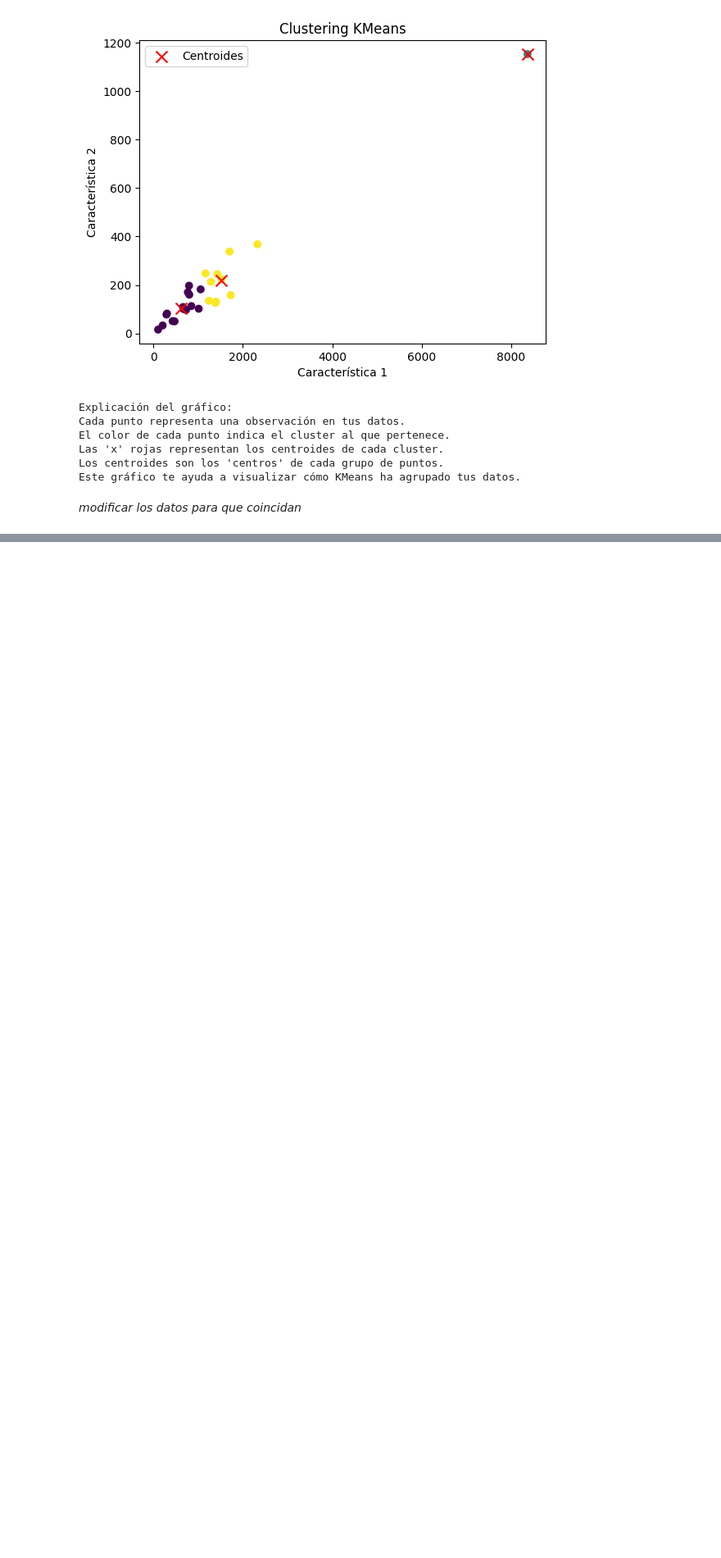
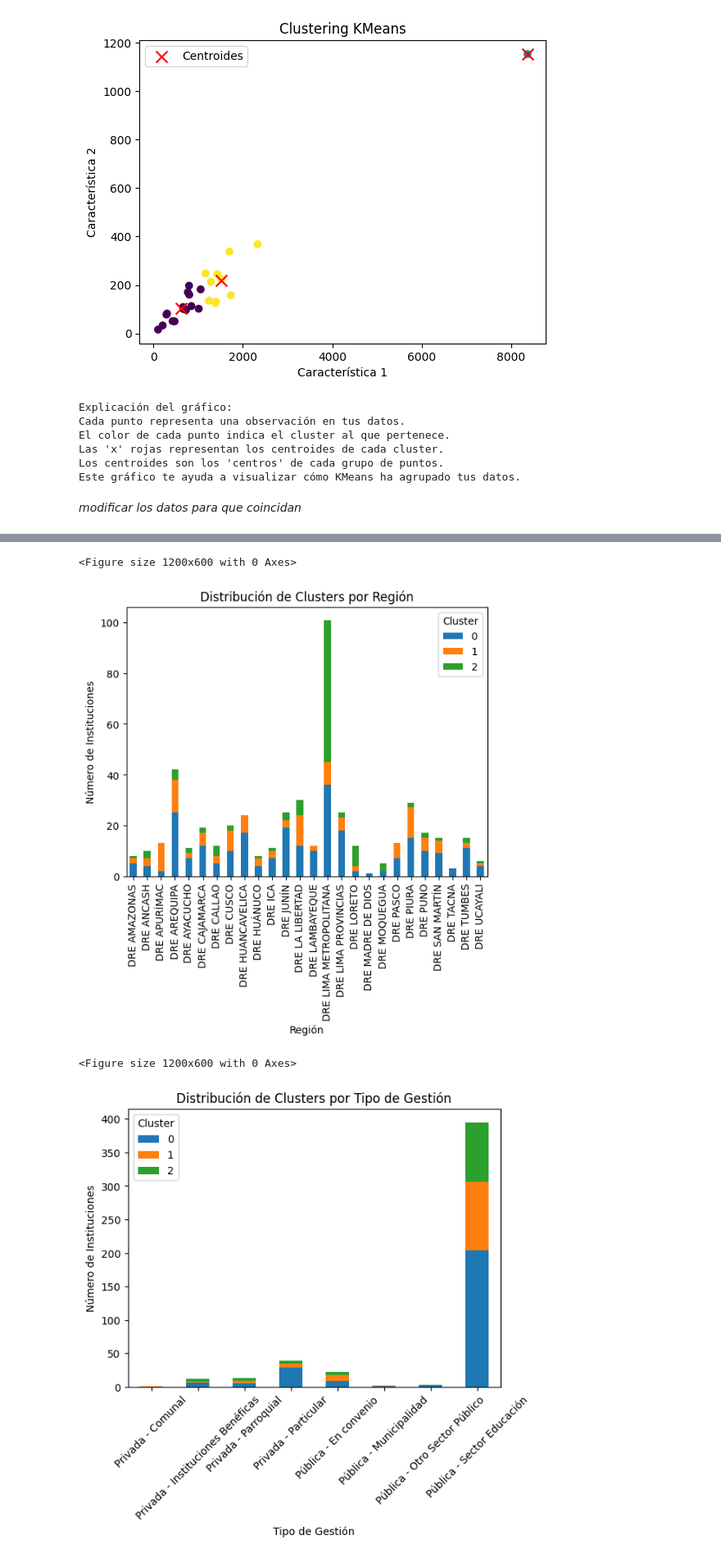
Before and after one commit to ParisLorenzo/TF_SistemasInteligentes, a Jupyter notebook: TF_SistemasInteligentes.ipynb, the cells around one changed output, grey strips where cells are left out. Shown at 82% size. Cells and saved outputs as stored; diff of their text form; code cells hidden in the pictures; blank space fills up the shorter version.

```diff
--- a/TF_SistemasInteligentes.ipynb
+++ b/TF_SistemasInteligentes.ipynb
@@ -248,0 +471,27 @@ _modificar los datos para que coincidan_
+# %%
+import seaborn as sns
+
+# Gráfico de barras para la distribución de clusters por región
+plt.figure(figsize=(12, 6))
+region_dist_plot = df1.groupby(['Region', 'Cluster']).size().unstack(fill_value=0).plot(kind='bar', stacked=True)
+plt.title('Distribución de Clusters por Región')
+plt.xlabel('Región')
+plt.ylabel('Número de Instituciones')
+plt.xticks(rotation=90)
+plt.legend(title='Cluster')
+plt.show()
+
+# Gráfico de barras para la distribución de clusters por tipo de gestión
+plt.figure(figsize=(12, 6))
+gestion_dist_plot = df1.groupby(['Gestión / Dependencia', 'Cluster']).size().unstack(fill_value=0).plot(kind='bar', stacked=True)
+plt.title('Distribución de Clusters por Tipo de Gestión')
+plt.xlabel('Tipo de Gestión')
+plt.ylabel('Número de Instituciones')
+plt.xticks(rotation=45)
+plt.legend(title='Cluster')
+plt.show()
+# %% [output]
+<Figure size 1200x600 with 0 Axes>
+[figure, added]
+<Figure size 1200x600 with 0 Axes>
+[figure, added]
```
Also changed, not shown: parts of 9 cells of this notebook.
